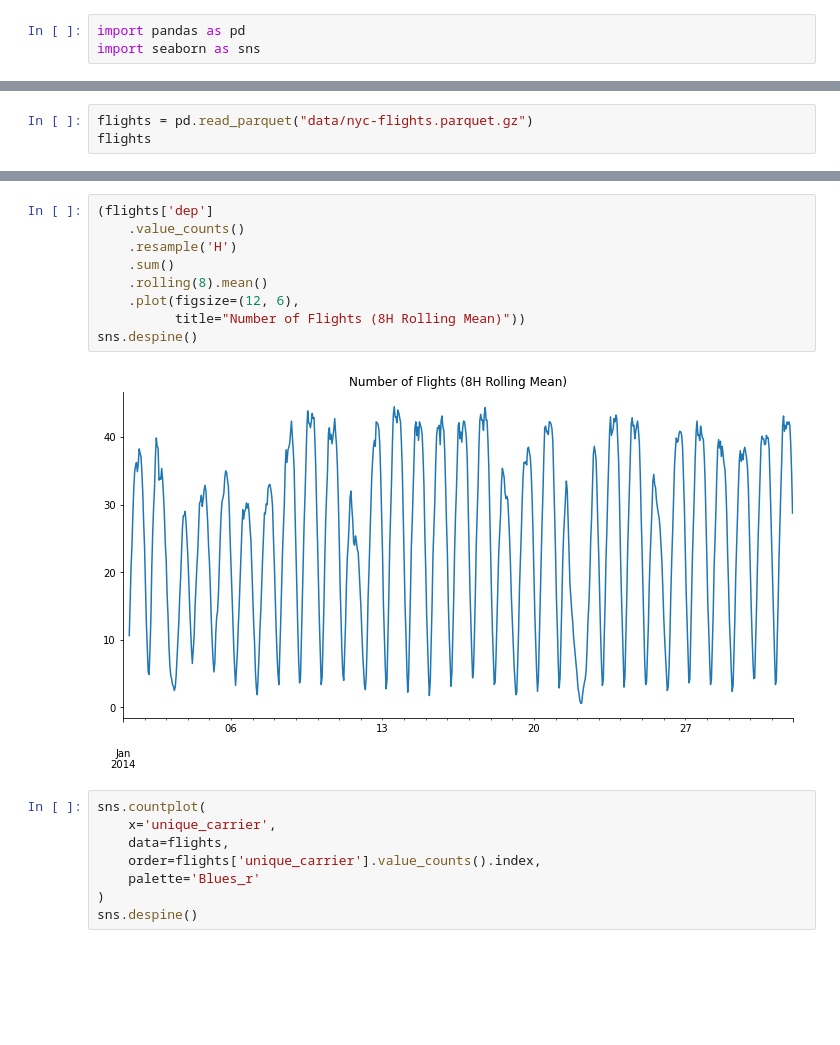
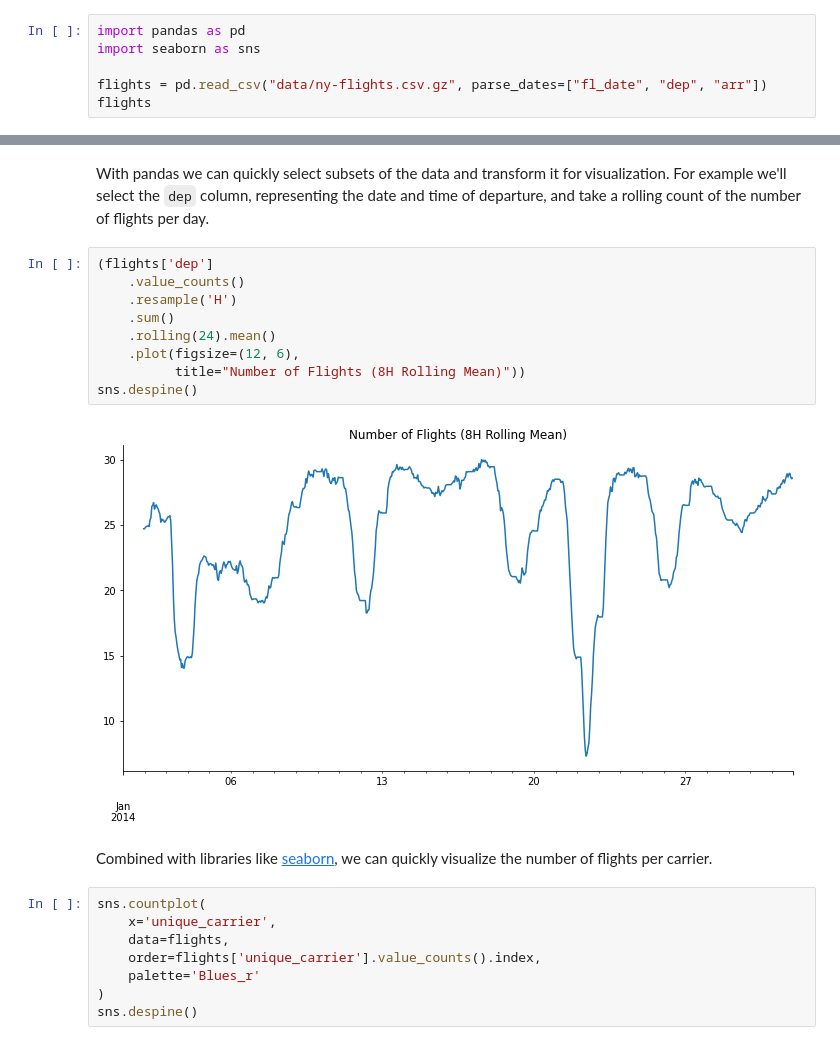
Before and after one commit to TomAugspurger/pandorable-pandas, a Jupyter notebook: Introduction.ipynb, the cells around one changed output, grey strips where cells are left out. Saved outputs shown, nothing was run; the diff lists cells and outputs as text; blank space fills up the shorter version.

```diff
--- a/Introduction.ipynb
+++ b/Introduction.ipynb
@@ -9,3 +16,6 @@ In this tutorial, we'll emphasize writing code that is clean and efficient.
 # %%
 import pandas as pd
 import seaborn as sns
+
+flights = pd.read_csv("data/ny-flights.csv.gz", parse_dates=["fl_date", "dep", "arr"])
+flights
@@ -12,3 +35,0 @@ import seaborn as sns
-# %%
-flights = pd.read_parquet("data/nyc-flights.parquet.gz")
-flights
@@ -29,14 +36,18 @@ flights
+# %% [markdown]
+With pandas we can quickly select subsets of the data and transform it for visualization. For example we'll select the `dep` column, representing the date and time of departure, and take a rolling count of the number of flights per day.
 # %%
 (flights['dep']
     .value_counts()
     .resample('H')
     .sum()
-    .rolling(8).mean()
+    .rolling(24).mean()
     .plot(figsize=(12, 6),
           title="Number of Flights (8H Rolling Mean)"))
 sns.despine()
 # %% [output]
-[figure, old version]
+[figure, new version]
+# %% [markdown]
+Combined with libraries like [seaborn](http://seaborn.pydata.org), we can quickly visualize the number of flights per carrier.
 # %%
 sns.countplot(
     x='unique_carrier',
```
Also changed, not shown: parts of 8 cells of this notebook, 3 other files.
